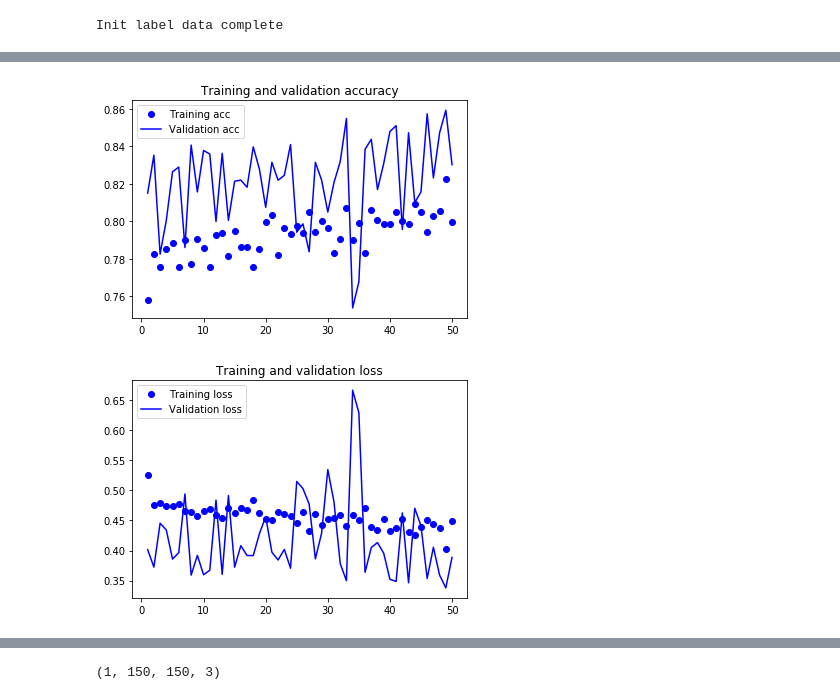
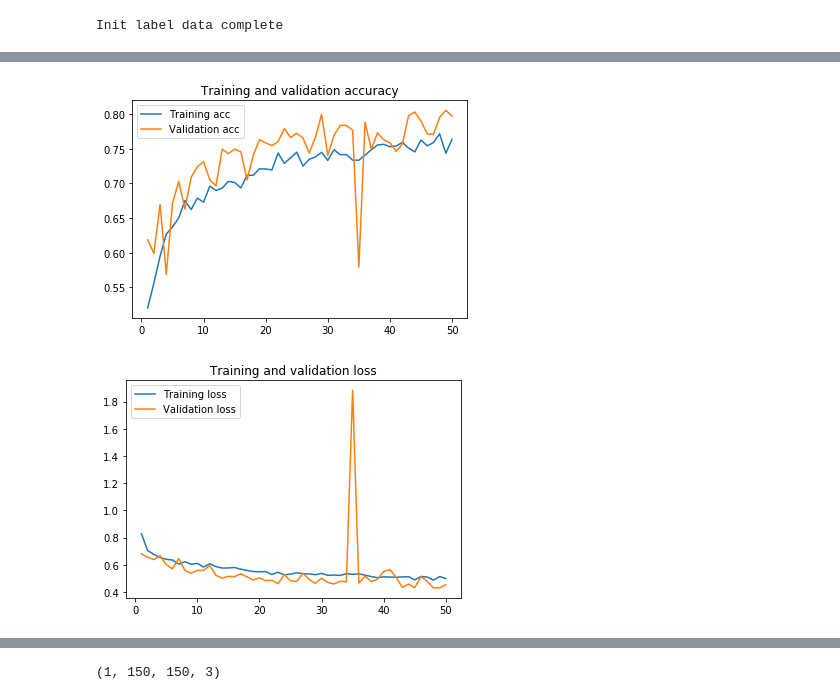
Before and after one commit to PattarapornH/cats-dogs-classifier, a Jupyter notebook: cats_dogs_classifier.ipynb, the cells around one changed output, grey strips where cells are left out. Saved outputs shown, nothing was run; the diff lists cells and outputs as text; code cells hidden in the pictures.

Commit message:
Split validation

```diff
--- a/cats_dogs_classifier.ipynb
+++ b/cats_dogs_classifier.ipynb
@@ -147,0 +189,7 @@ X_test.shape
+# %%
+X_valid = np.array(X_valid)
+print(X_valid.shape)
+plt.subplot(121)
+plt.imshow(X_valid[0]/255)
+plt.subplot(122)
+plt.imshow(X_valid[1]/255)
@@ -149,15 +201,18 @@ X_test.shape
 # init y --> 0 = cat, 1 = dog
 y_train = []
 y_test = []
+y_valid = []
 for i in range(6000):
-  if(i < 2000):
+  if(i < 1000):
     y_train.append(i%2)
     y_test.append(i%2)
+    y_valid.append(i%2)
   else :
     y_train.append(i%2)
 
 y_train = np.array(y_train)
 y_test = np.array(y_test)
+y_valid = np.array(y_valid)
 print('Init label data complete')
 # %% [output]
 Init label data complete
@@ -185,6 +240,11 @@ test_generator = test_datagen.flow(
     X_test,
     y_test,
     batch_size=32)
+
+valid_generator = test_datagen.flow(
+    X_valid,
+    y_valid,
+    batch_size=32)
 # %%
 plt.clf()
 fnames = [os.path.join(path_train+'cats', fname) for fname in os.listdir(path_train+'cats')]
@@ -259,7 +322,7 @@ train_model = model.fit_generator(
     train_generator,
     steps_per_epoch=100,
     epochs= 50,
-    validation_data=test_generator,
+    validation_data=valid_generator,
     validation_steps=50)
 # %% [output]
 Epoch 1/50
@@ -282,24 +345,24 @@ Epoch 50/50
 # %%
 acc = train_model.history['acc']
 val_acc = train_model.history['val_acc']
 loss = train_model.history['loss']
 val_loss = train_model.history['val_loss']
 
 epochs = range(1, len(acc) + 1)
 
-plt.plot(epochs, acc, 'bo', label='Training acc')
-plt.plot(epochs, val_acc, 'b', label='Validation acc')
+plt.plot(epochs, acc, label='Training acc')
+plt.plot(epochs, val_acc, label='Validation acc')
 plt.title('Training and validation accuracy')
 plt.legend()
 plt.figure()
-plt.plot(epochs, loss, 'bo', label='Training loss')
-plt.plot(epochs, val_loss, 'b', label='Validation loss')
+plt.plot(epochs, loss, label='Training loss')
+plt.plot(epochs, val_loss, label='Validation loss')
 plt.title('Training and validation loss')
 plt.legend()
 plt.show()
 # %% [output]
-[figure, old version]
+[figure, new version]
-[figure, old version]
+[figure, new version]
 # %%
 predicted = model.predict_classes(X_test)
 # %%
```
Also changed, not shown: parts of 16 cells of this notebook.
